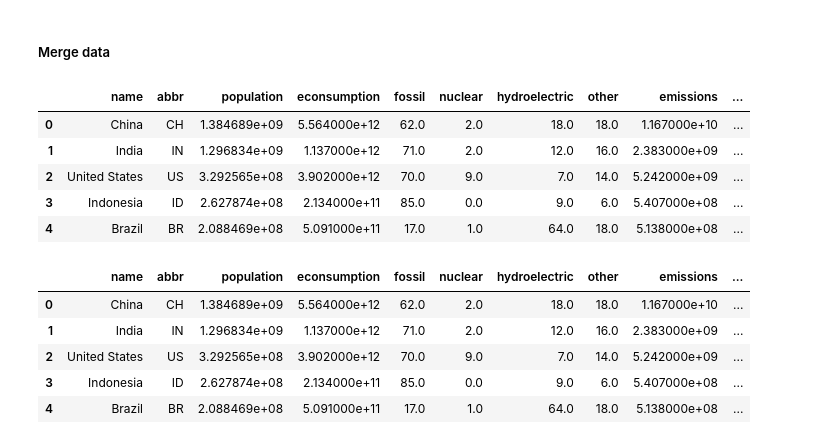
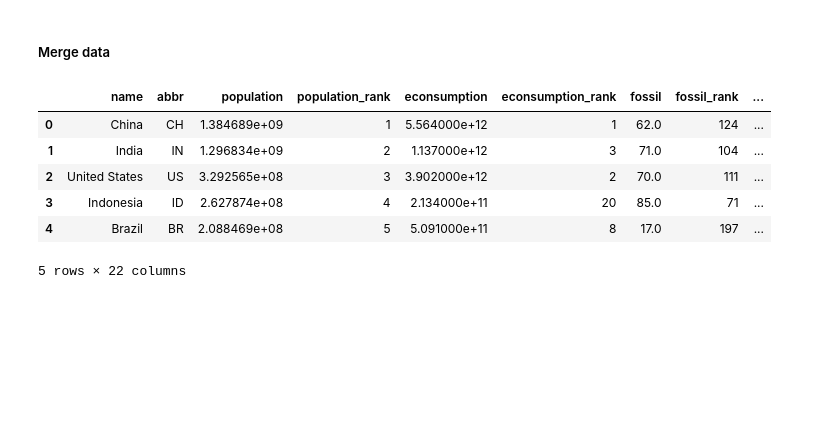
Before and after one commit to cpronier/Project_2_CIA_World_Factbook, a Jupyter notebook: Project-2.ipynb, the cells around one changed output. Saved outputs shown, nothing was run; the diff lists cells and outputs as text; code cells hidden in the pictures; blank space fills up the shorter version.

```diff
--- a/Project-2.ipynb
+++ b/Project-2.ipynb
@@ -310,6 +346,7 @@ soup = bs(html, "html.parser")
 # %%
 country_name = []
 country_gdp = []
+gdp_rank = []
 
 tbody = soup.find("tbody")
 trow = tbody.findAll("tr")
@@ -322,9 +359,13 @@ for i in trow:
     gdp = "".join(gdp.split(","))
     country_gdp.append(float(gdp[1:]))
 
+    rank = i.findAll("td")[0].text
+    gdp_rank.append(rank)
+
 gdp_df = pd.DataFrame({
     "name": country_name,
-    "gdp": country_gdp
+    "gdp": country_gdp,
+    "gdp_rank": gdp_rank
 })
 
 gdp_df.head()
@@ -337,0 +381,35 @@ gdp_df.head()
+# %%
+url = 'https://www.cia.gov/library/publications/the-world-factbook/fields/211rank.html'
+browser.visit(url)
+
+time.sleep(5)
+
+html = browser.html
+
+soup = bs(html, "html.parser")
+# %%
+country_name = []
+country_gdppp = []
+gdppp_rank = []
+
+tbody = soup.find("tbody")
+trow = tbody.findAll("tr")
+
+for i in trow:
+    name = i.find("td", class_="region").find("a").text
+    country_name.append(name)
+
+    gdppp = i.findAll("td")[2].text
+    gdppp = "".join(gdppp.split(","))
+    country_gdppp.append(float(gdppp[1:]))
+
+    rank = i.findAll("td")[0].text
+    gdppp_rank.append(rank)
+
+gdppp_df = pd.DataFrame({
+    "name": country_name,
+    "gdppp": country_gdppp,
+    "gdppp_rank": gdppp_rank
+})
+
+gdppp_df.head()
@@ -434,28 +519,20 @@ Whoops! I'm stupid...
 # %%
 merge1_df = population_df.merge(econsumption_df, on="name")
 merge2_df = merge1_df.merge(fossil_df, on="name")
 merge3_df = merge2_df.merge(nuclear_df, on="name")
 merge4_df = merge3_df.merge(hydro_df, on="name")
 merge5_df = merge4_df.merge(other_df, on="name")
 merge6_df = merge5_df.merge(emissions_df, on="name")
 merge7_df = merge6_df.merge(gdp_df, on="name")
-energy_df = merge7_df.merge(coord_df, on="name")
+merge8_df = merge7_df.merge(coord_df, on="name")
+energy_df = merge8_df.merge(gdppp_df, on="name")
 
 energy_df.head()
 # %% [output]
-|  | name | abbr | population | econsumption | fossil | nuclear | hydroelectric | other | emissions | ... |
-| 0 | China | CH | 1.384689e+09 | 5.564000e+12 | 62.0 | 2.0 | 18.0 | 18.0 | 1.167000e+10 | ... |
-| 1 | India | IN | 1.296834e+09 | 1.137000e+12 | 71.0 | 2.0 | 12.0 | 16.0 | 2.383000e+09 | ... |
-| 2 | United States | US | 3.292565e+08 | 3.902000e+12 | 70.0 | 9.0 | 7.0 | 14.0 | 5.242000e+09 | ... |
-| 3 | Indonesia | ID | 2.627874e+08 | 2.134000e+11 | 85.0 | 0.0 | 9.0 | 6.0 | 5.407000e+08 | ... |
-| 4 | Brazil | BR | 2.088469e+08 | 5.091000e+11 | 17.0 | 1.0 | 64.0 | 18.0 | 5.138000e+08 | ... |
+|  | name | abbr | population | population_rank | econsumption | econsumption_rank | fossil | fossil_rank | ... |
+| 0 | China | CH | 1.384689e+09 | 1 | 5.564000e+12 | 1 | 62.0 | 124 | ... |
+| 1 | India | IN | 1.296834e+09 | 2 | 1.137000e+12 | 3 | 71.0 | 104 | ... |
+| 2 | United States | US | 3.292565e+08 | 3 | 3.902000e+12 | 2 | 70.0 | 111 | ... |
+| 3 | Indonesia | ID | 2.627874e+08 | 4 | 2.134000e+11 | 20 | 85.0 | 71 | ... |
+| 4 | Brazil | BR | 2.088469e+08 | 5 | 5.091000e+11 | 8 | 17.0 | 197 | ... |
+5 rows × 22 columns
-# %%
-energy_df["GDP_per_capita"] = energy_df.gdp/energy_df.population
-energy_df.head()
-# %% [output]
-|  | name | abbr | population | econsumption | fossil | nuclear | hydroelectric | other | emissions | ... |
-| 0 | China | CH | 1.384689e+09 | 5.564000e+12 | 62.0 | 2.0 | 18.0 | 18.0 | 1.167000e+10 | ... |
-| 1 | India | IN | 1.296834e+09 | 1.137000e+12 | 71.0 | 2.0 | 12.0 | 16.0 | 2.383000e+09 | ... |
-| 2 | United States | US | 3.292565e+08 | 3.902000e+12 | 70.0 | 9.0 | 7.0 | 14.0 | 5.242000e+09 | ... |
-| 3 | Indonesia | ID | 2.627874e+08 | 2.134000e+11 | 85.0 | 0.0 | 9.0 | 6.0 | 5.407000e+08 | ... |
-| 4 | Brazil | BR | 2.088469e+08 | 5.091000e+11 | 17.0 | 1.0 | 64.0 | 18.0 | 5.138000e+08 | ... |
```
Also changed, not shown: parts of 10 cells of this notebook.
